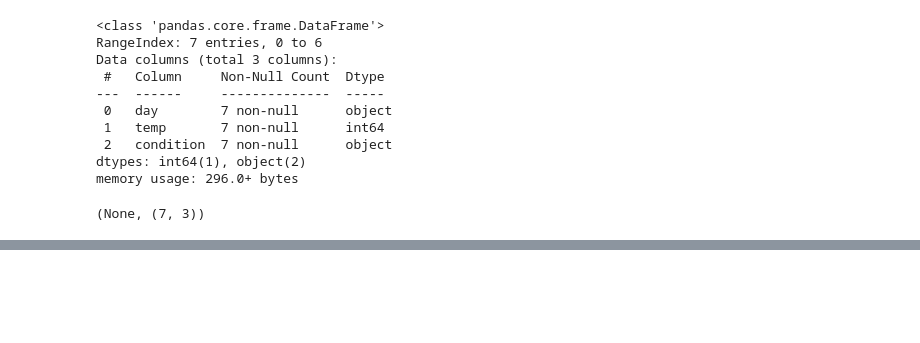
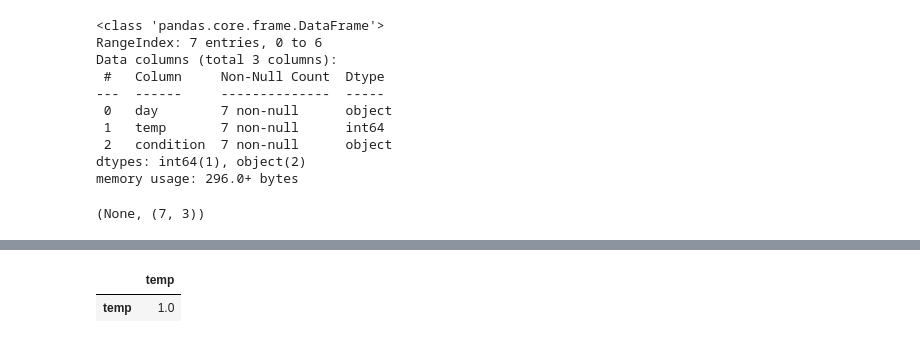
Before and after one commit to winiyaz/utcpd251-, a Jupyter notebook: KAG/D25Pussy.ipynb, the cells around one changed output, grey strips where cells are left out. Saved outputs shown, nothing was run; the diff lists cells and outputs as text; code cells hidden in the pictures; blank space fills up the shorter version.

```diff
--- a/KAG/D25Pussy.ipynb
+++ b/KAG/D25Pussy.ipynb
@@ -108,0 +230,5 @@ memory usage: 296.0+ bytes
+# %%
+df[['temp']].corr()
+# %% [output]
+|  | temp |
+| temp | 1.0 |
```
Also changed, not shown: parts of 15 cells of this notebook.
